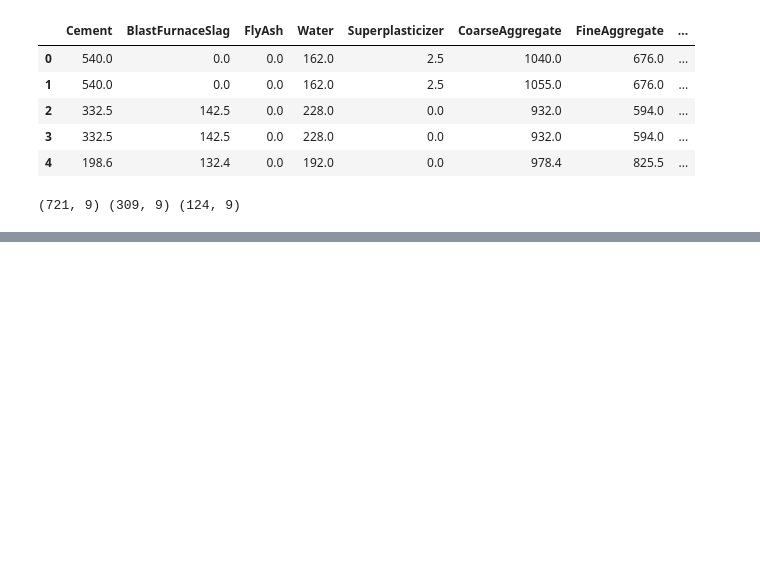
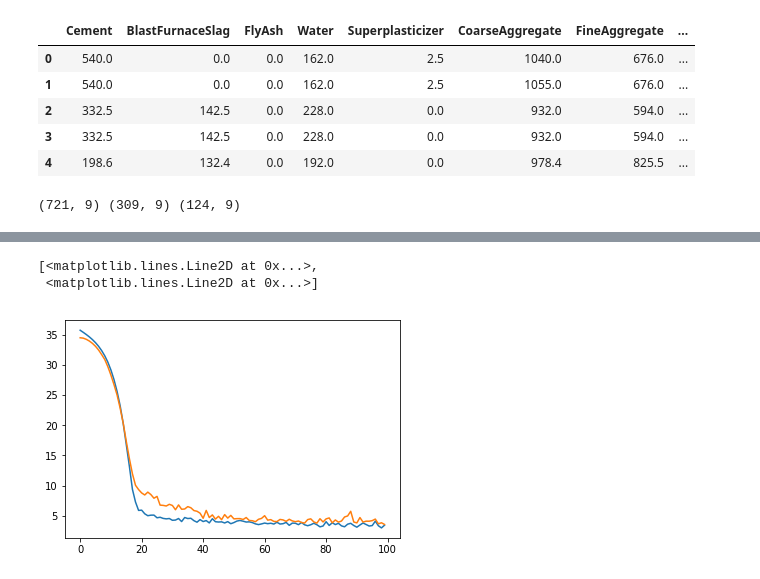
Before and after one commit to bthakr1/python_small_programs, a Jupyter notebook: python_small/batch_normalization_and_dropout.ipynb, the cells around one changed output, grey strips where cells are left out. Drawn from its saved outputs; the diff is of its cells as text; code cells hidden in the pictures; blank space fills up the shorter version.

```diff
--- a/python_small/batch_normalization_and_dropout.ipynb
+++ b/python_small/batch_normalization_and_dropout.ipynb
@@ -247,0 +234,44 @@ plt.show()
+# %%
+model = keras.Sequential([
+    # First layer with bacth normalization and input shape
+    layers.BatchNormalization(input_shape=input_shape),
+    # Second layer with Dense
+    layers.Dense(units=512,activation='relu'),
+    # Third layer with Batch Normalization
+    layers.BatchNormalization(),
+    # Fourth later with Dense
+    layers.Dense(units=64,activation='relu'),
+    # Fifth layer with Bacth Normalization
+    layers.BatchNormalization(),
+    # Sixth layer with Dense
+    layers.Dense(units=32, activation='relu'),
+    # Seventh layer with Batch Normalization
+    layers.BatchNormalization(),
+    # Eight and Final layer
+    layers.Dense(units=1),
+])
+# %%
+model.compile(
+        optimizer='sgd',
+        loss='mae',
+        metrics=['mae'],
+
+)
+# %%
+history = model.fit(
+                    X_train,y_train,
+                    validation_data=(X_valid,y_valid),
+                    epochs=100,
+                    verbose=0,
+                    batch_size=64,
+
+
+)
+# %%
+history_df = pd.DataFrame(history.history)
+
+plt.plot(history_df.loc[0:,['loss','val_loss']])
+# %% [output]
+[<matplotlib.lines.Line2D at 0x...>,
+ <matplotlib.lines.Line2D at 0x...>]
+[figure, added]
```
Also changed, not shown: parts of 6 cells of this notebook, 3 other files.
